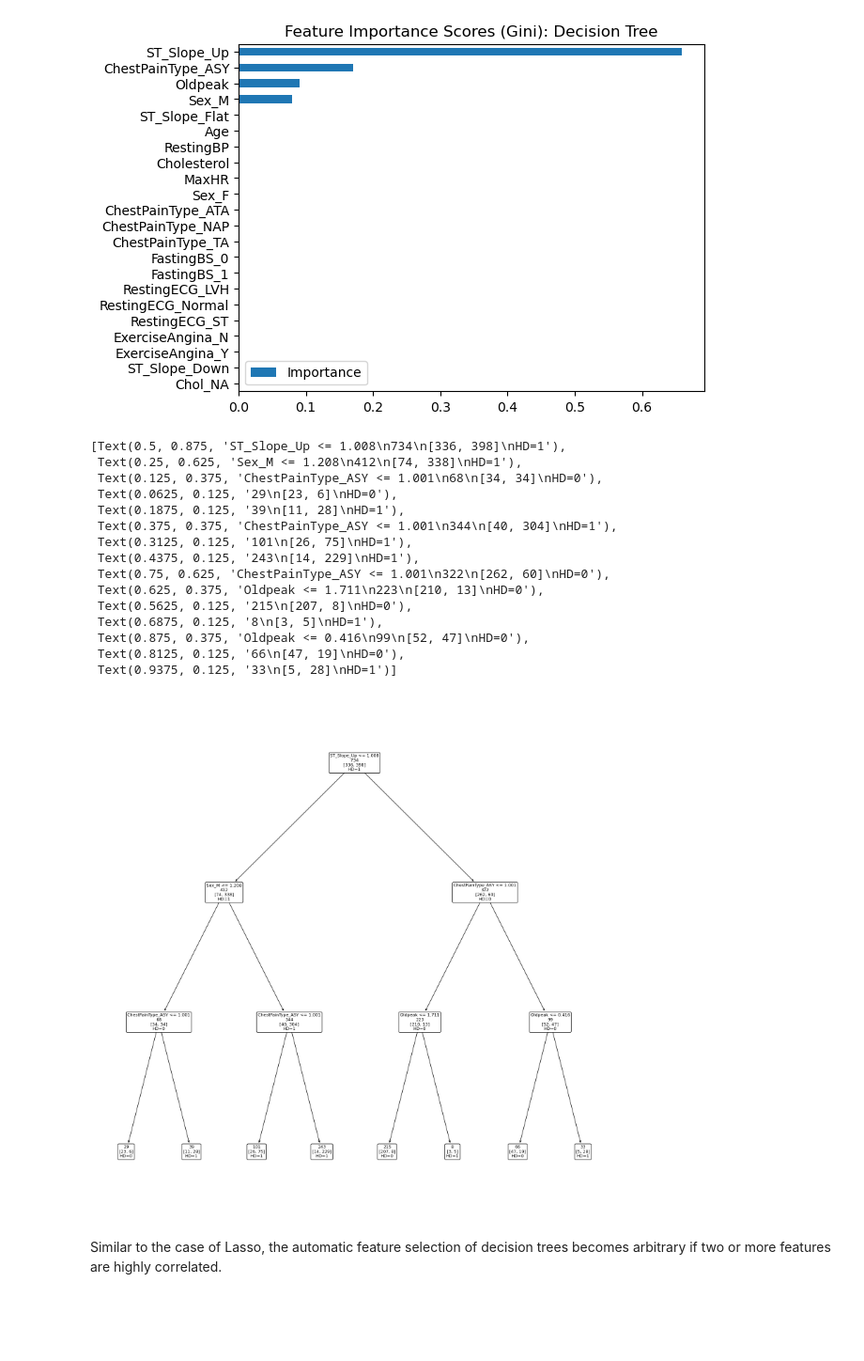
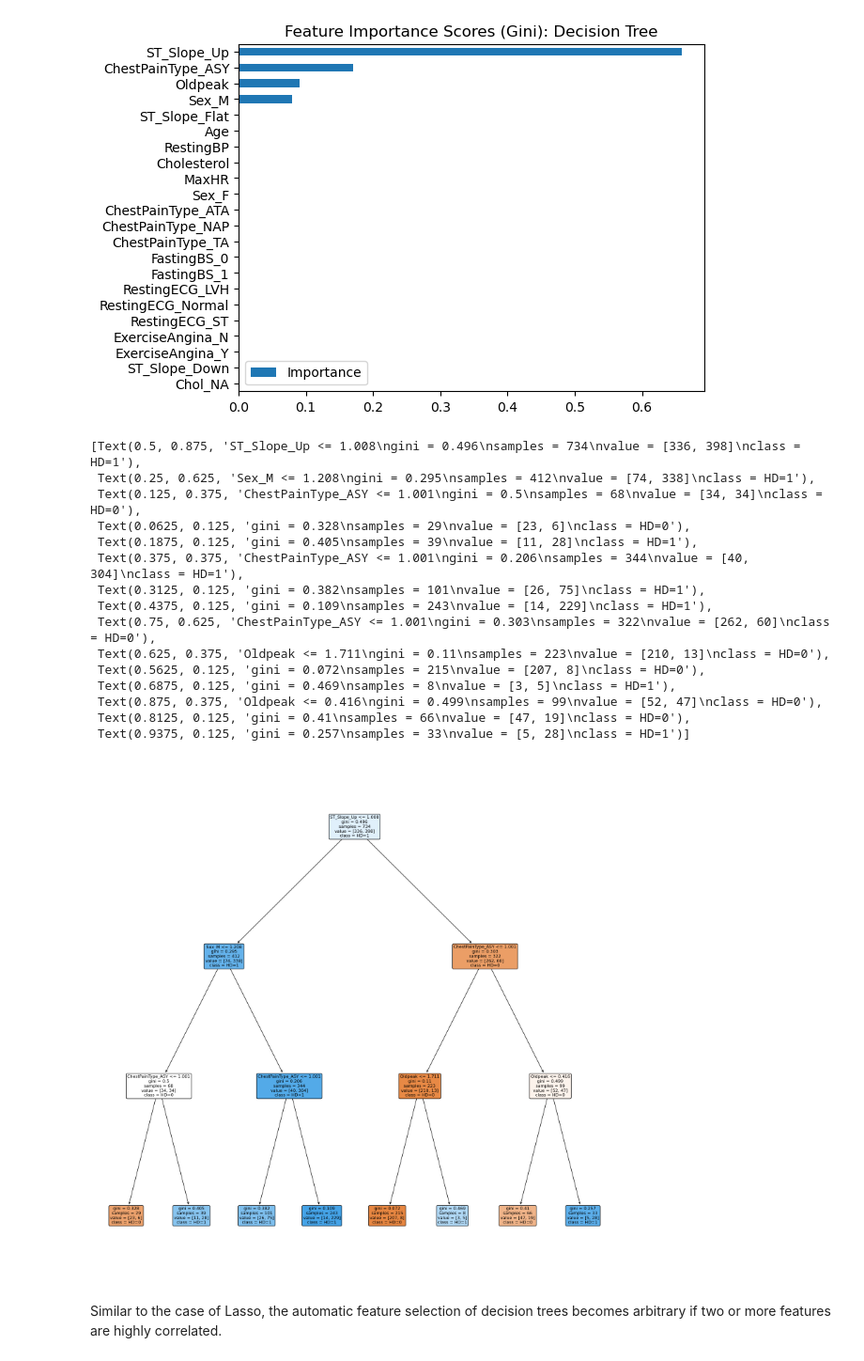
Before and after one commit to nmamie/ML4H_Project1, a Jupyter notebook: ML4H_Project1_Task1_Nici.ipynb, the cells around one changed output. Shown at 94% size. Drawn from its saved outputs; the diff is of its cells as text; code cells hidden in the pictures; blank space fills up the shorter version.

```diff
--- a/ML4H_Project1_Task1_Nici.ipynb
+++ b/ML4H_Project1_Task1_Nici.ipynb
@@ -592,28 +598,27 @@ Text(0.5, 1.0, 'Feature Importance Scores (Gini): Decision Tree')
 # %%
 ## inspect tree structure
 from sklearn.tree import plot_tree
 
 plt.figure(figsize=(20, 20))
 plot_tree(opt_tree, feature_names=ft_names, class_names=["HD=0", "HD=1"],
-          label="none", impurity=False,
-          rounded=True)
+          rounded=True, filled=True)
 # %% [output]
-[Text(0.5, 0.875, 'ST_Slope_Up <= 1.008\n734\n[336, 398]\nHD=1'),
- Text(0.25, 0.625, 'Sex_M <= 1.208\n412\n[74, 338]\nHD=1'),
- Text(0.125, 0.375, 'ChestPainType_ASY <= 1.001\n68\n[34, 34]\nHD=0'),
- Text(0.0625, 0.125, '29\n[23, 6]\nHD=0'),
- Text(0.1875, 0.125, '39\n[11, 28]\nHD=1'),
- Text(0.375, 0.375, 'ChestPainType_ASY <= 1.001\n344\n[40, 304]\nHD=1'),
- Text(0.3125, 0.125, '101\n[26, 75]\nHD=1'),
- Text(0.4375, 0.125, '243\n[14, 229]\nHD=1'),
- Text(0.75, 0.625, 'ChestPainType_ASY <= 1.001\n322\n[262, 60]\nHD=0'),
- Text(0.625, 0.375, 'Oldpeak <= 1.711\n223\n[210, 13]\nHD=0'),
- Text(0.5625, 0.125, '215\n[207, 8]\nHD=0'),
- Text(0.6875, 0.125, '8\n[3, 5]\nHD=1'),
- Text(0.875, 0.375, 'Oldpeak <= 0.416\n99\n[52, 47]\nHD=0'),
- Text(0.8125, 0.125, '66\n[47, 19]\nHD=0'),
- Text(0.9375, 0.125, '33\n[5, 28]\nHD=1')]
+[Text(0.5, 0.875, 'ST_Slope_Up <= 1.008\ngini = 0.496\nsamples = 734\nvalue = [336, 398]\nclass = HD=1'),
+ Text(0.25, 0.625, 'Sex_M <= 1.208\ngini = 0.295\nsamples = 412\nvalue = [74, 338]\nclass = HD=1'),
+ Text(0.125, 0.375, 'ChestPainType_ASY <= 1.001\ngini = 0.5\nsamples = 68\nvalue = [34, 34]\nclass = HD=0'),
+ Text(0.0625, 0.125, 'gini = 0.328\nsamples = 29\nvalue = [23, 6]\nclass = HD=0'),
+ Text(0.1875, 0.125, 'gini = 0.405\nsamples = 39\nvalue = [11, 28]\nclass = HD=1'),
+ Text(0.375, 0.375, 'ChestPainType_ASY <= 1.001\ngini = 0.206\nsamples = 344\nvalue = [40, 304]\nclass = HD=1'),
+ Text(0.3125, 0.125, 'gini = 0.382\nsamples = 101\nvalue = [26, 75]\nclass = HD=1'),
+ Text(0.4375, 0.125, 'gini = 0.109\nsamples = 243\nvalue = [14, 229]\nclass = HD=1'),
+ Text(0.75, 0.625, 'ChestPainType_ASY <= 1.001\ngini = 0.303\nsamples = 322\nvalue = [262, 60]\nclass = HD=0'),
+ Text(0.625, 0.375, 'Oldpeak <= 1.711\ngini = 0.11\nsamples = 223\nvalue = [210, 13]\nclass = HD=0'),
+ Text(0.5625, 0.125, 'gini = 0.072\nsamples = 215\nvalue = [207, 8]\nclass = HD=0'),
+ Text(0.6875, 0.125, 'gini = 0.469\nsamples = 8\nvalue = [3, 5]\nclass = HD=1'),
+ Text(0.875, 0.375, 'Oldpeak <= 0.416\ngini = 0.499\nsamples = 99\nvalue = [52, 47]\nclass = HD=0'),
+ Text(0.8125, 0.125, 'gini = 0.41\nsamples = 66\nvalue = [47, 19]\nclass = HD=0'),
+ Text(0.9375, 0.125, 'gini = 0.257\nsamples = 33\nvalue = [5, 28]\nclass = HD=1')]
-[figure, old version]
+[figure, new version]
 # %% [markdown]
 Similar to the case of Lasso, the automatic feature selection of decision trees becomes arbitrary if two or more features are highly correlated.
 # %% [markdown]
```
Also changed, not shown: parts of 2 cells of this notebook.
